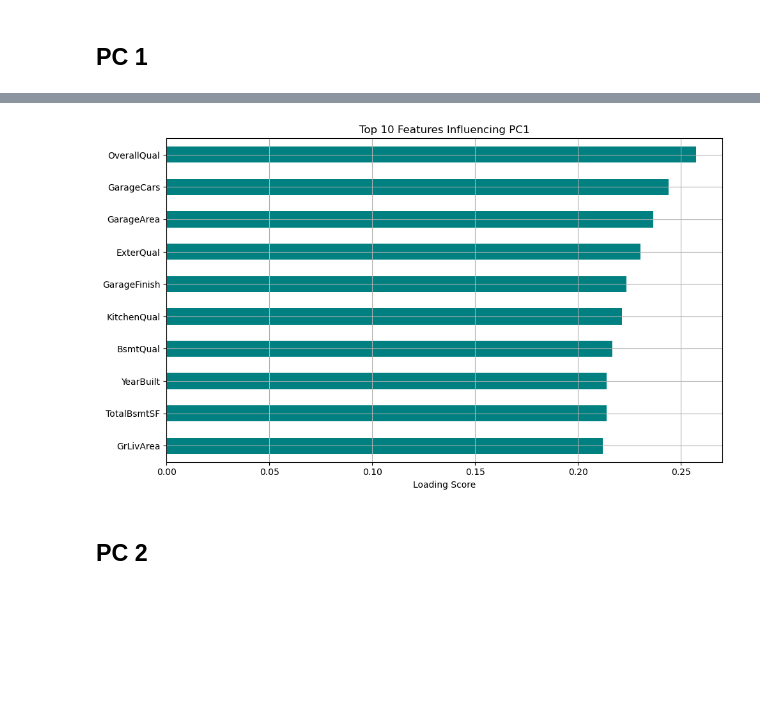
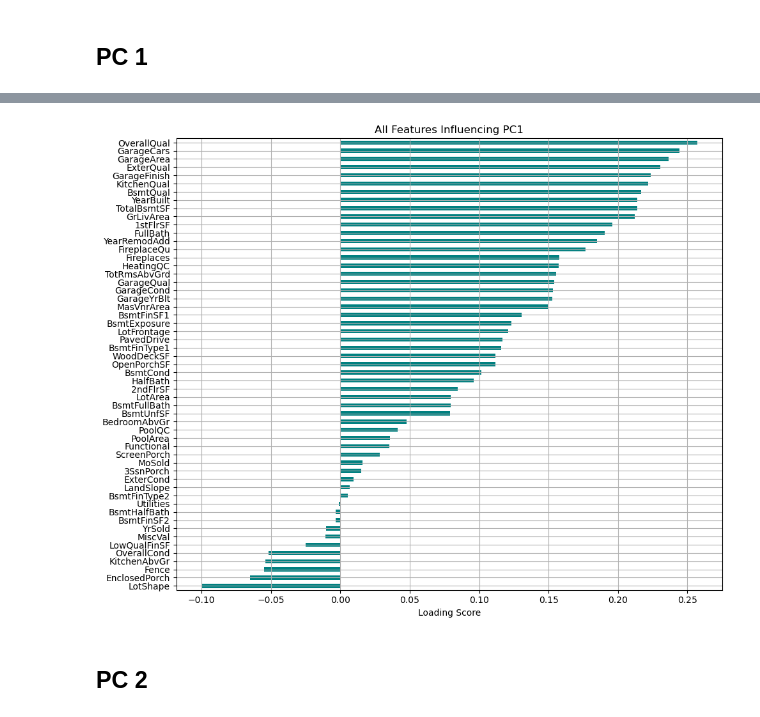
Before and after one commit to leilajaafar/house-price-prediction, a Jupyter notebook: notebooks/dimensionality reduction/pca.ipynb, the cells around one changed output, grey strips where cells are left out. Drawn from its saved outputs; the diff is of its cells as text; code cells hidden in the pictures; blank space fills up the shorter version.

```diff
--- a/notebooks/dimensionality reduction/pca.ipynb
+++ b/notebooks/dimensionality reduction/pca.ipynb
@@ -99,10 +101,10 @@ loading_scores = pd.Series(pca.components_[0], index=features)
 sorted_loading_scores = loading_scores.abs().sort_values(ascending=False)
 
 # top 10 contributing features to PC1
-top_10_features = sorted_loading_scores.head(10).index
+top_features = sorted_loading_scores.index
 
 # Print actual loading scores (with sign)
 print("Top 10 features contributing to PC1:")
-print(loading_scores[top_10_features])
+print(loading_scores[top_features])
 # %% [output]
 Top 10 features contributing to PC1:
@@ -119,15 +126,15 @@ GrLivArea       0.212122
 dtype: float64
 # %%
 # top 10 features contributing to PC1
-plt.figure(figsize=(10, 6))
-loading_scores[top_10_features].sort_values().plot(kind='barh', color='teal')
-plt.title('Top 10 Features Influencing PC1')
+plt.figure(figsize=(10, 8))
+loading_scores[top_features].sort_values().plot(kind='barh', color='teal')
+plt.title('All Features Influencing PC1')
 plt.xlabel('Loading Score')
 plt.grid(True)
 plt.tight_layout()
 plt.show()
 # %% [output]
-[figure, old version]
+[figure, new version]
 # %% [markdown]
 ## PC 2
 # %%
```
Also changed, not shown: parts of 6 cells of this notebook, 9 other files.
